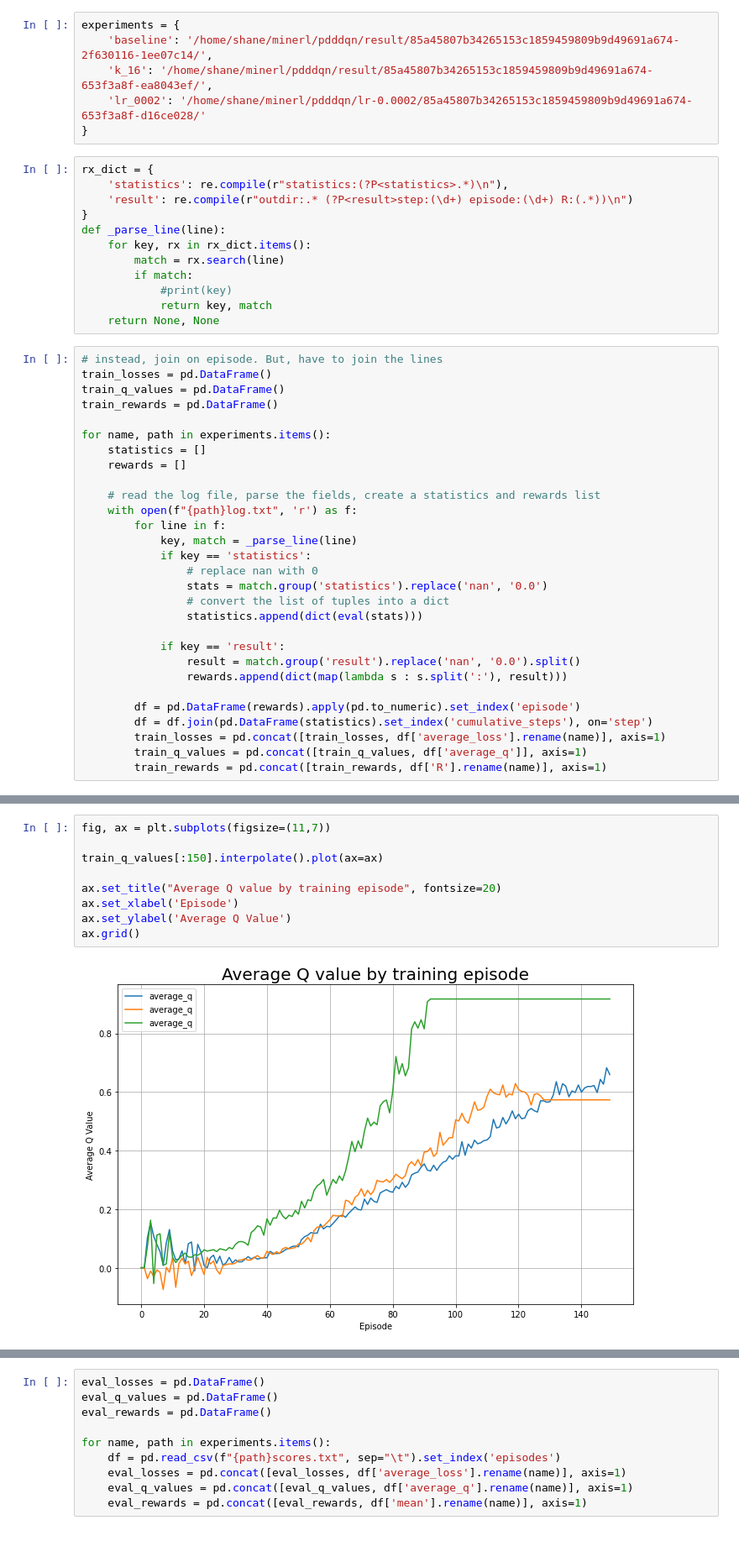
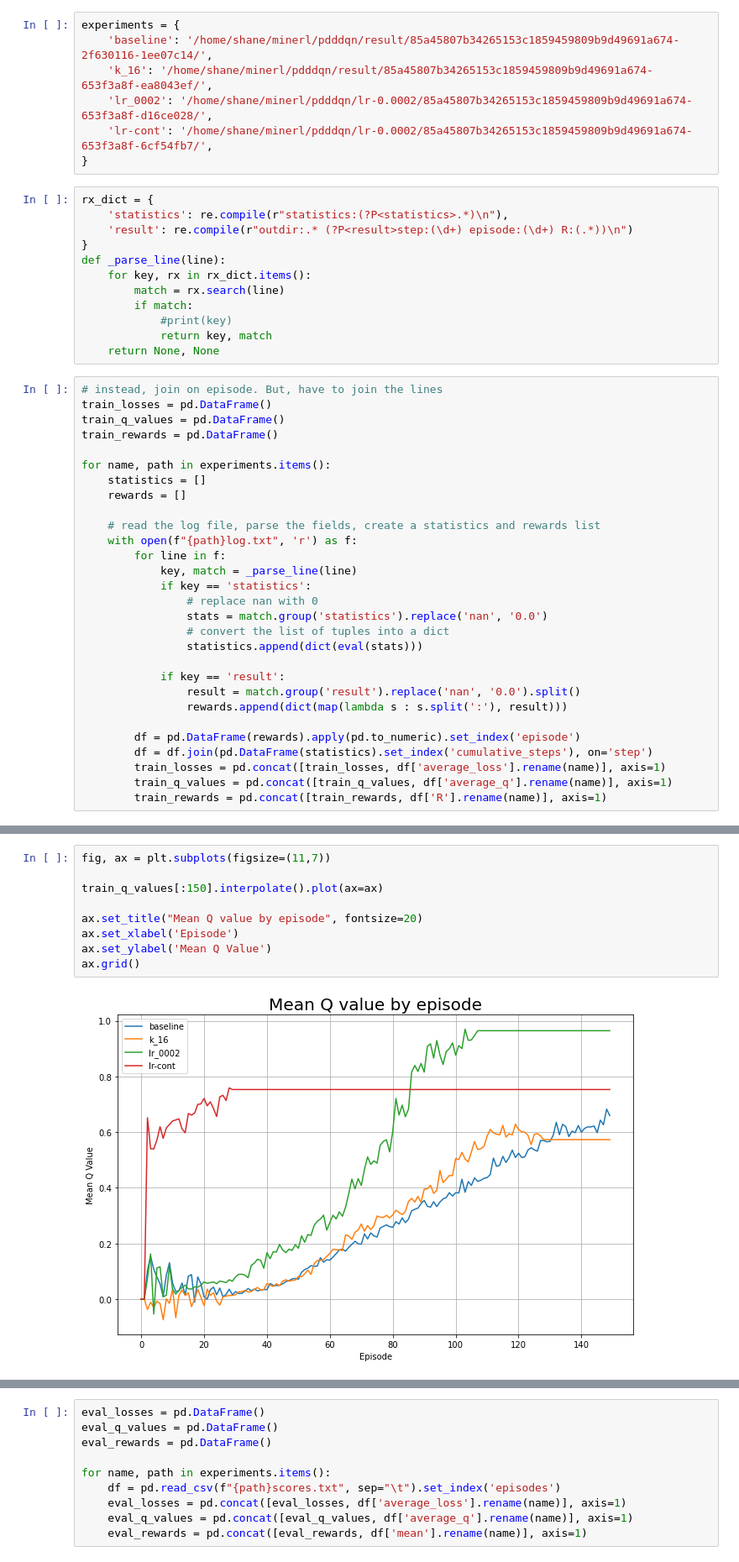
Before and after one commit to NiftyNico/DiamondsInTheRough, a Jupyter notebook: log_parser/20201201_sm_multiexperiments.ipynb, the cells around one changed output, grey strips where cells are left out. Shown: that part at 84% size. Drawn from its saved outputs; the diff is of its cells as text.

Commit message:
tweaked graphs

```diff
--- a/log_parser/20201201_sm_multiexperiments.ipynb
+++ b/log_parser/20201201_sm_multiexperiments.ipynb
@@ -6,7 +6,8 @@ import matplotlib.pyplot as plt
 experiments = {
     'baseline': '/home/shane/minerl/pdddqn/result/85a45807b34265153c1859459809b9d49691a674-2f630116-1ee07c14/',
     'k_16': '/home/shane/minerl/pdddqn/result/85a45807b34265153c1859459809b9d49691a674-653f3a8f-ea8043ef/',
-    'lr_0002': '/home/shane/minerl/pdddqn/lr-0.0002/85a45807b34265153c1859459809b9d49691a674-653f3a8f-d16ce028/'
+    'lr_0002': '/home/shane/minerl/pdddqn/lr-0.0002/85a45807b34265153c1859459809b9d49691a674-653f3a8f-d16ce028/',
+    'lr-cont': '/home/shane/minerl/pdddqn/lr-0.0002/85a45807b34265153c1859459809b9d49691a674-653f3a8f-6cf54fb7/',
 }
 # %%
 rx_dict = {
@@ -47,5 +48,5 @@ for name, path in experiments.items():
         df = pd.DataFrame(rewards).apply(pd.to_numeric).set_index('episode')
         df = df.join(pd.DataFrame(statistics).set_index('cumulative_steps'), on='step')
         train_losses = pd.concat([train_losses, df['average_loss'].rename(name)], axis=1)
-        train_q_values = pd.concat([train_q_values, df['average_q']], axis=1)
+        train_q_values = pd.concat([train_q_values, df['average_q'].rename(name)], axis=1)
         train_rewards = pd.concat([train_rewards, df['R'].rename(name)], axis=1)
@@ -52,14 +64,14 @@ for name, path in experiments.items():
 # %%
 fig, ax = plt.subplots(figsize=(11,7))
 
 train_q_values[:150].interpolate().plot(ax=ax)
 
-ax.set_title("Average Q value by training episode", fontsize=20)
+ax.set_title("Mean Q value by episode", fontsize=20)
 ax.set_xlabel('Episode')
-ax.set_ylabel('Average Q Value')
+ax.set_ylabel('Mean Q Value')
 ax.grid()
 # %% [output]
-[figure, old version]
+[figure, new version]
 # %%
 window = 10
 
```
Also changed, not shown: parts of 5 cells of this notebook.
